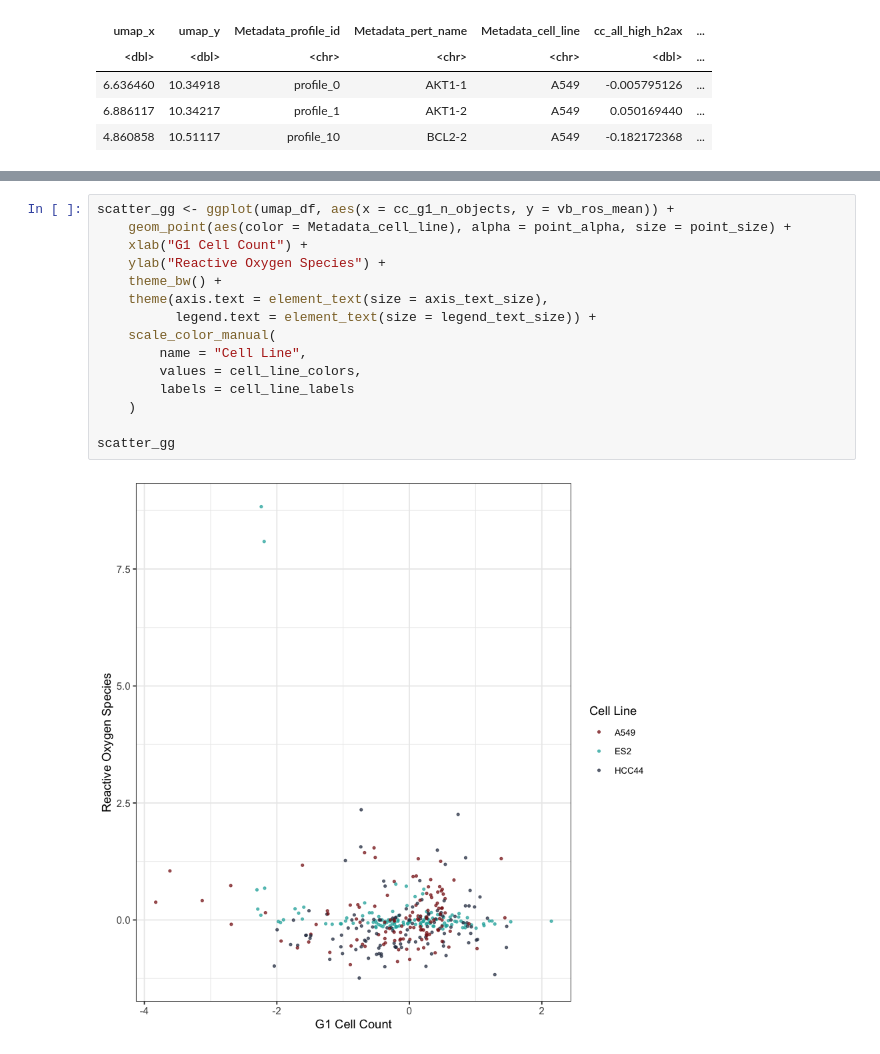
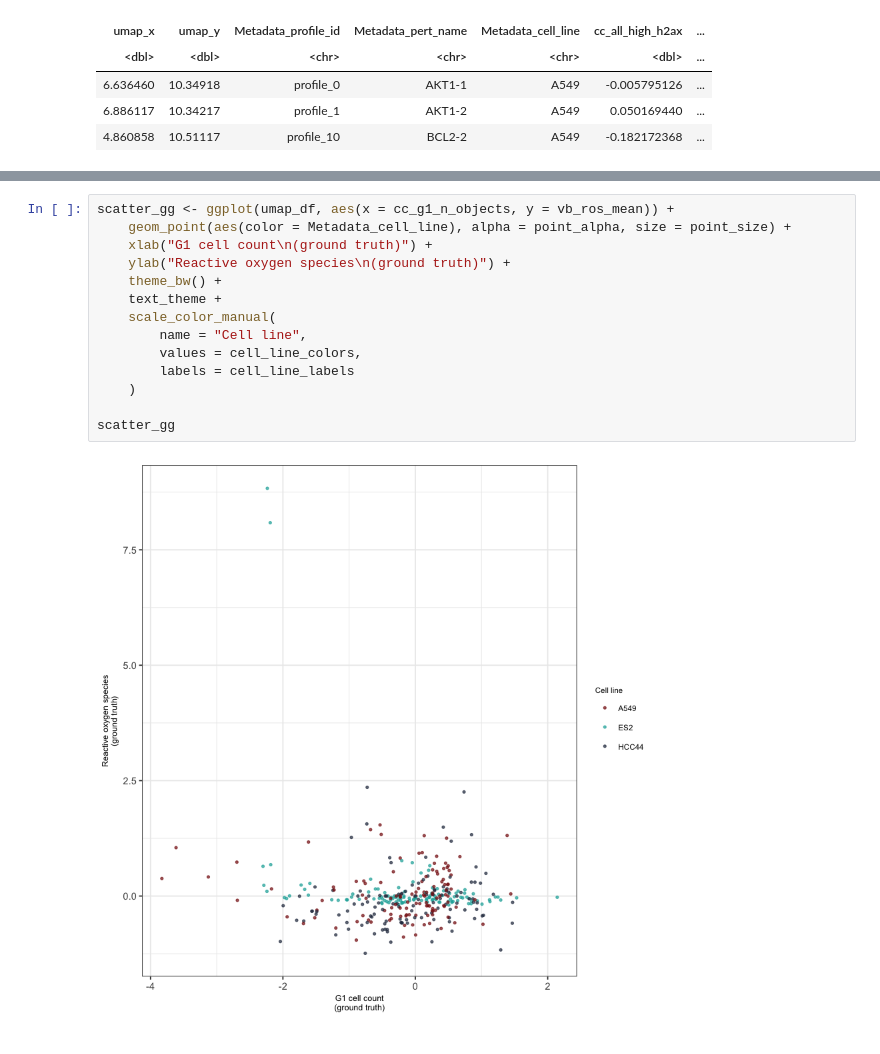
Before and after one commit to broadinstitute/cell-health, a Jupyter notebook: 3.train/11.visualize-crispr-umap.ipynb, the cells around one changed output, grey strips where cells are left out. Saved outputs shown, nothing was run; the diff lists cells and outputs as text.

Commit message:
add ground truth to legend and axis labels

```diff
--- a/3.train/11.visualize-crispr-umap.ipynb
+++ b/3.train/11.visualize-crispr-umap.ipynb
@@ -95,20 +93,19 @@ ros_gg
 # %%
 scatter_gg <- ggplot(umap_df, aes(x = cc_g1_n_objects, y = vb_ros_mean)) +
     geom_point(aes(color = Metadata_cell_line), alpha = point_alpha, size = point_size) +
-    xlab("G1 Cell Count") +
-    ylab("Reactive Oxygen Species") +
+    xlab("G1 cell count\n(ground truth)") +
+    ylab("Reactive oxygen species\n(ground truth)") +
     theme_bw() +
-    theme(axis.text = element_text(size = axis_text_size),
-          legend.text = element_text(size = legend_text_size)) +
+    text_theme +
     scale_color_manual(
-        name = "Cell Line",
+        name = "Cell line",
         values = cell_line_colors,
         labels = cell_line_labels
     )
 
 scatter_gg
 # %% [output]
-[figure, old version]
+[figure, new version]
 # %%
 # Create multiplot
 full_figure <- cowplot::plot_grid(
```
Also changed, not shown: parts of 4 cells of this notebook, 2 other files.
